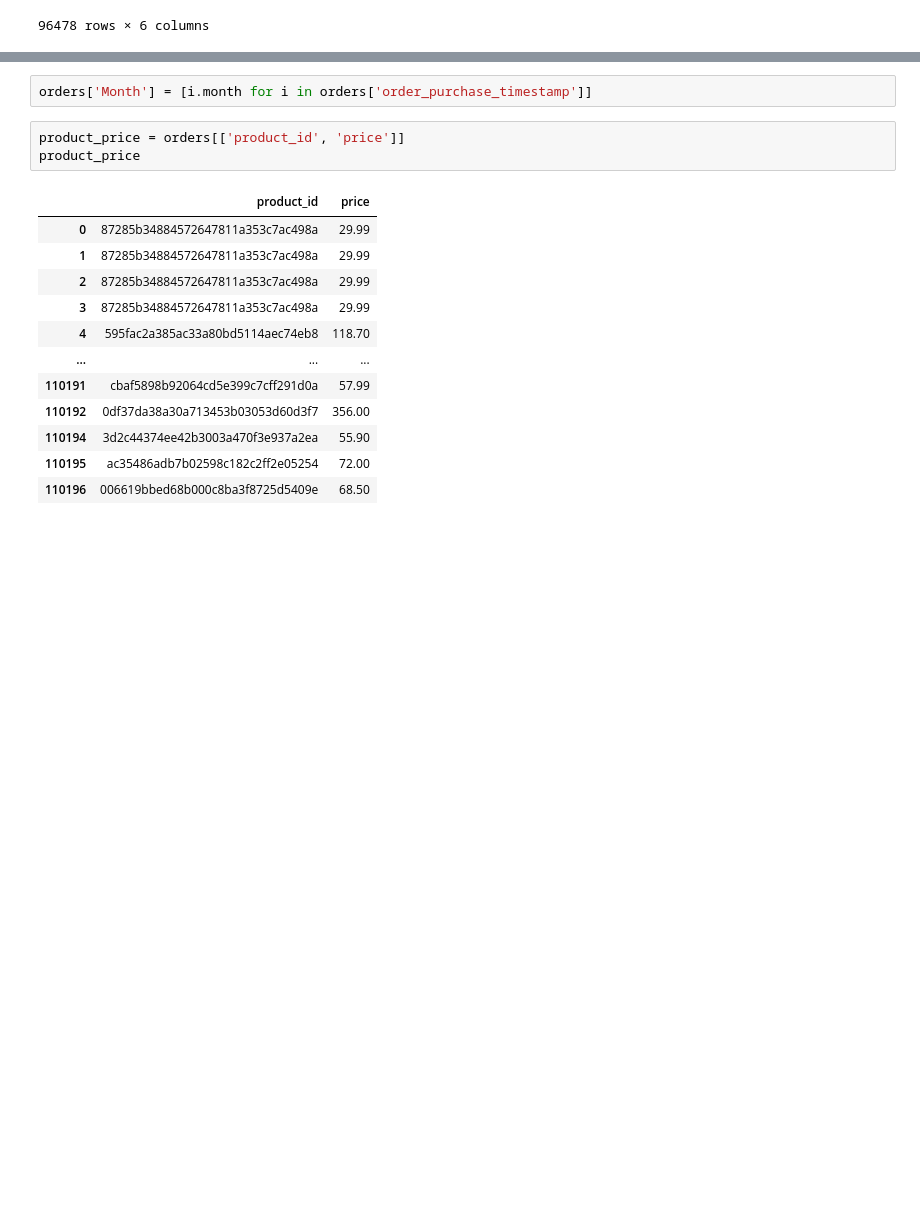
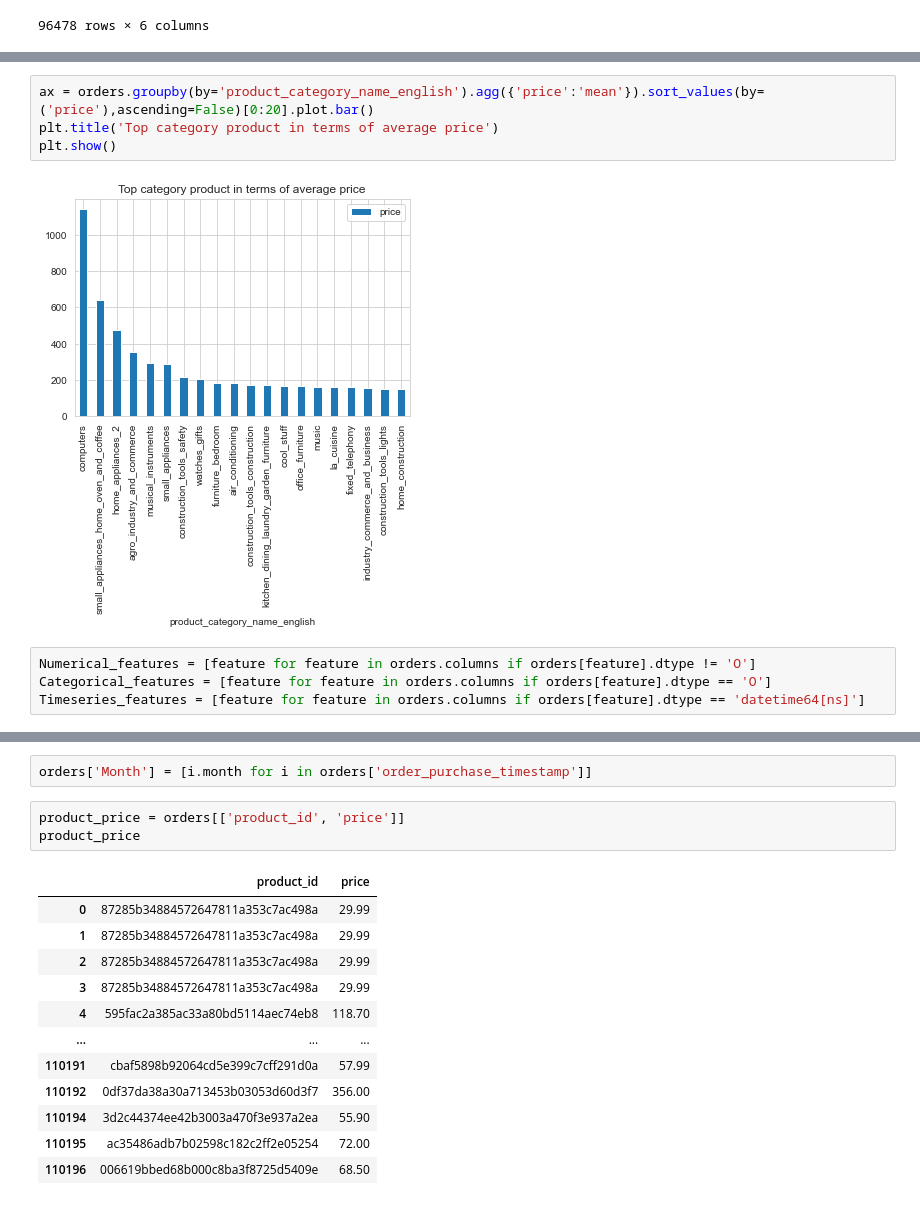
Before and after one commit to denden26/Demand-Prediction-and-Price-Optimization, a Jupyter notebook: Price Optimization with Price Elascity of Demand.ipynb, the cells around one changed output, grey strips where cells are left out. Cells and saved outputs as stored; diff of their text form; blank space fills up the shorter version.

```diff
--- a/Price Optimization with Price Elascity of Demand.ipynb
+++ b/Price Optimization with Price Elascity of Demand.ipynb
@@ -129,0 +161,10 @@ orders
+# %%
+ax = orders.groupby(by='product_category_name_english').agg({'price':'mean'}).sort_values(by=('price'),ascending=False)[0:20].plot.bar()
+plt.title('Top category product in terms of average price')
+plt.show()
+# %% [output]
+[figure, added]
+# %%
+Numerical_features = [feature for feature in orders.columns if orders[feature].dtype != 'O']
+Categorical_features = [feature for feature in orders.columns if orders[feature].dtype == 'O']
+Timeseries_features = [feature for feature in orders.columns if orders[feature].dtype == 'datetime64[ns]']
```
Also changed, not shown: parts of 7 cells of this notebook.
